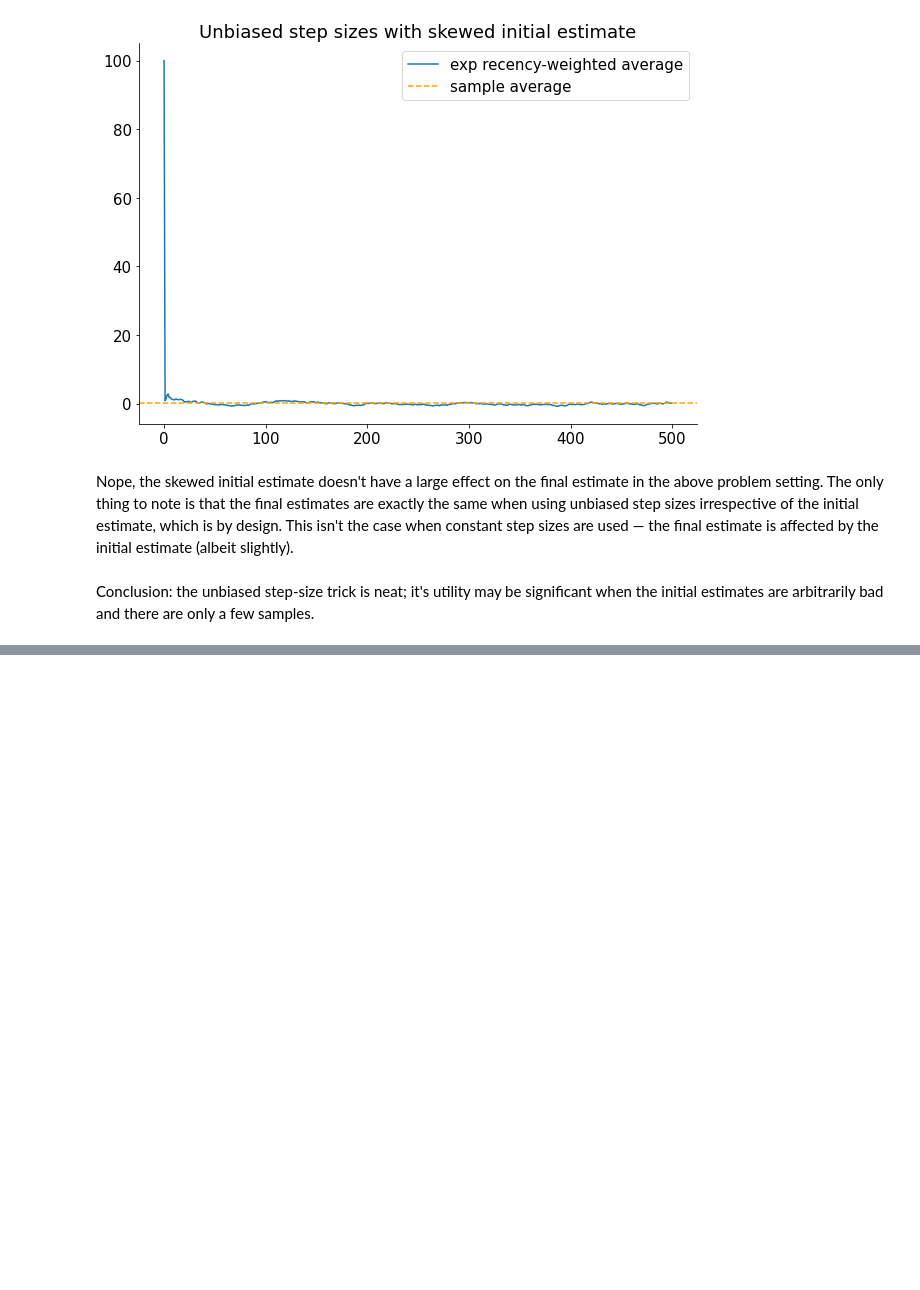
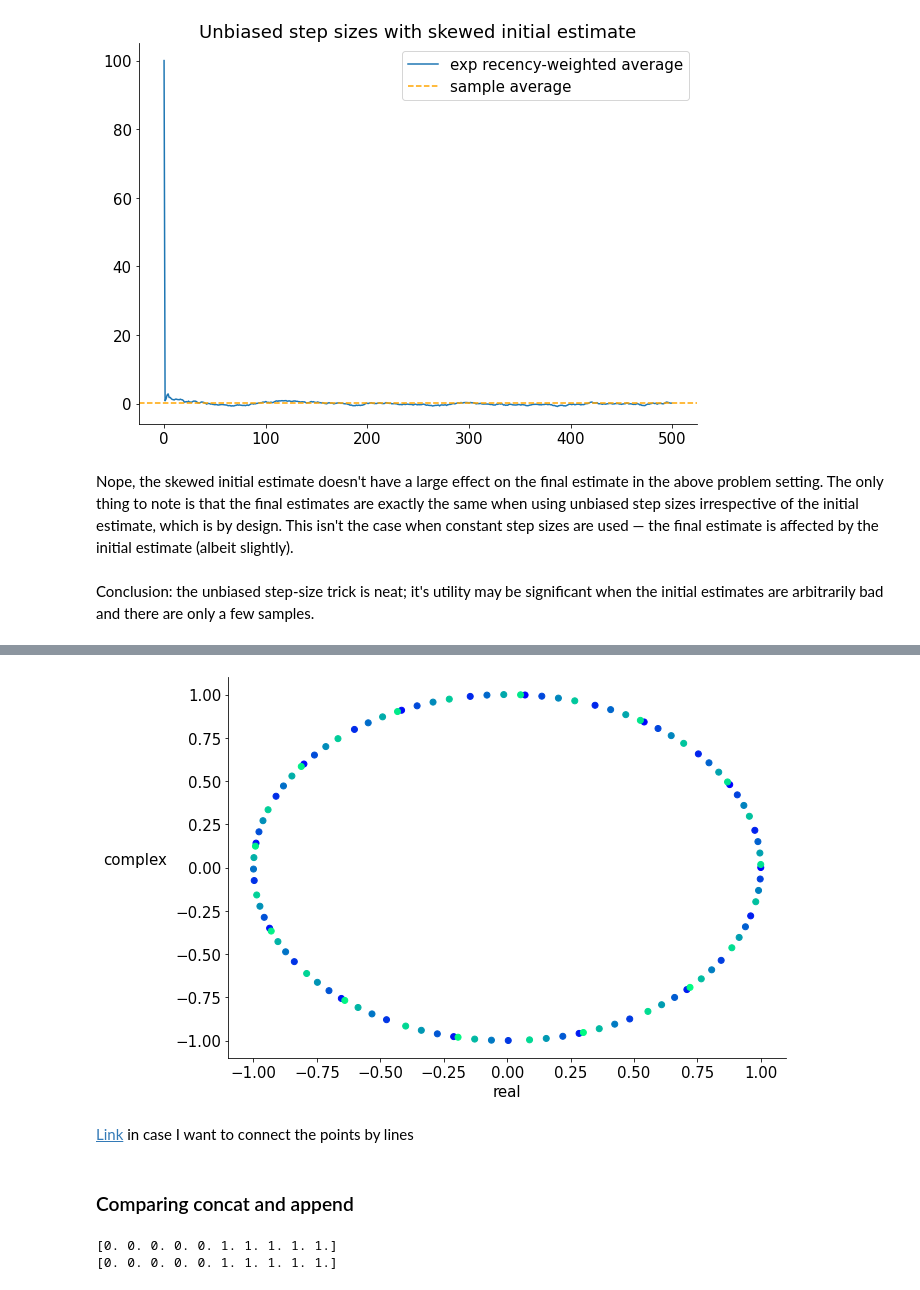
Before and after one commit to abhisheknaik96/rl-playground, a Jupyter notebook: misc.ipynb, the cells around one changed output, grey strips where cells are left out. Cells and saved outputs as stored; diff of their text form; code cells hidden in the pictures; blank space fills up the shorter version.

```diff
--- a/misc.ipynb
+++ b/misc.ipynb
@@ -89,0 +730,17 @@ Conclusion: the unbiased step-size trick is neat; it's utility may be significan
+# %%
+plot_u_t(0.5j, 100)
+# %% [output]
+[figure, added]
+# %% [markdown]
+[Link](https://stackoverflow.com/questions/8500700/how-to-plot-a-gradient-color-line-in-matplotlib) in case I want to connect the points by lines
+# %% [markdown]
+### Comparing concat and append
+# %%
+import timeit
+a = np.zeros(5)
+b = np.ones(5)
+print(np.concatenate((a,b)))
+print(np.append(a,b))
+# %% [output]
+[0. 0. 0. 0. 0. 1. 1. 1. 1. 1.]
+[0. 0. 0. 0. 0. 1. 1. 1. 1. 1.]
```
Also changed, not shown: parts of 71 cells of this notebook.
